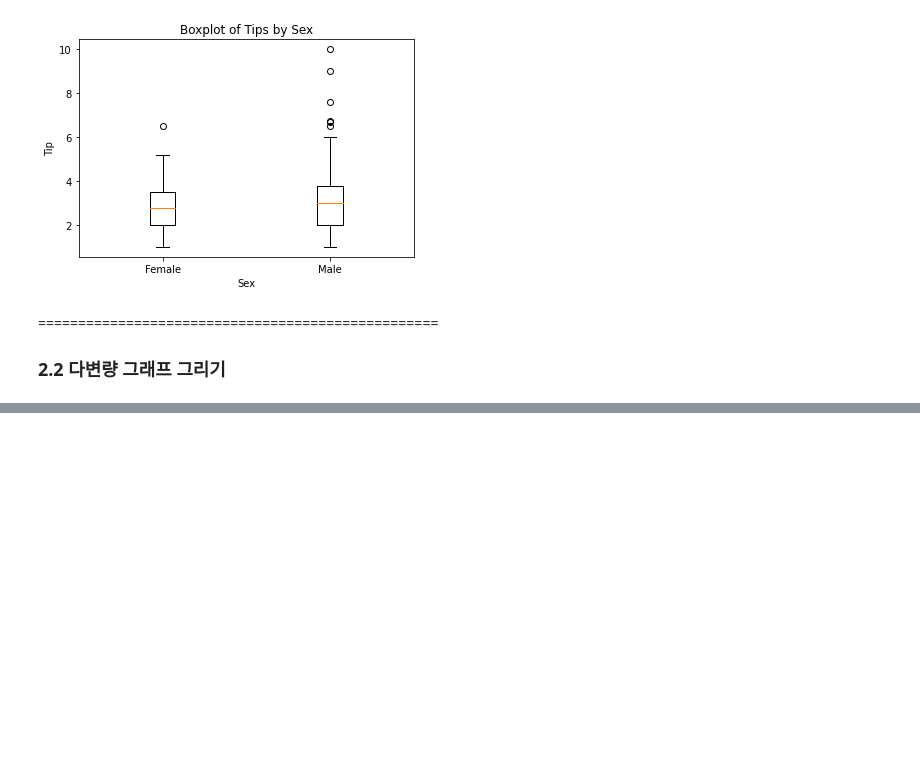
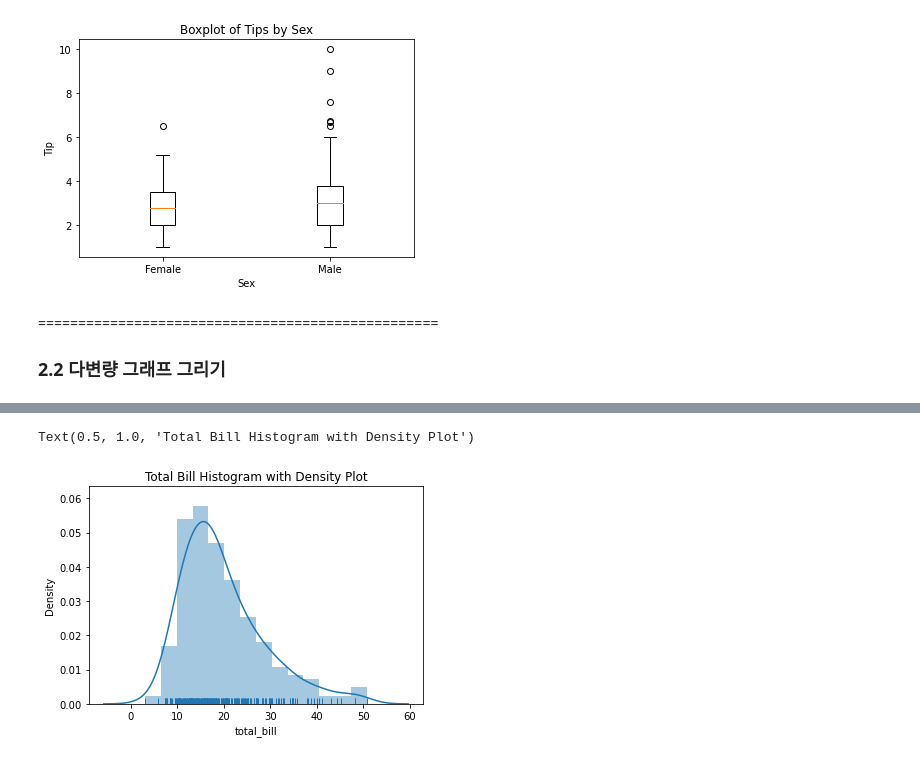
Before and after one commit to Son-BR/Study, a Jupyter notebook: PANDAS/Chapter04/ex_gra.ipynb, the cells around one changed output, grey strips where cells are left out. Saved outputs shown, nothing was run; the diff lists cells and outputs as text; code cells hidden in the pictures; blank space fills up the shorter version.

```diff
--- a/PANDAS/Chapter04/ex_gra.ipynb
+++ b/PANDAS/Chapter04/ex_gra.ipynb
@@ -153,0 +177,16 @@ page93
+# %%
+# 데이터 불러오기
+
+import seaborn as sns
+
+tips = sns.load_dataset("tips")
+# %%
+ax = plt.subplots()
+ax = sns.distplot(tips['total_bill'], rug=True)
+# 밀집도 그래프 제외하기: kde=False
+# 히스토그램 제외하기: hist=False
+# 양탄자 그래프 추가: rug=True
+ax.set_title('Total Bill Histogram with Density Plot')
+# %% [output]
+Text(0.5, 1.0, 'Total Bill Histogram with Density Plot')
+[figure, added]
```
Also changed, not shown: parts of 27 cells of this notebook, 2 other files.
